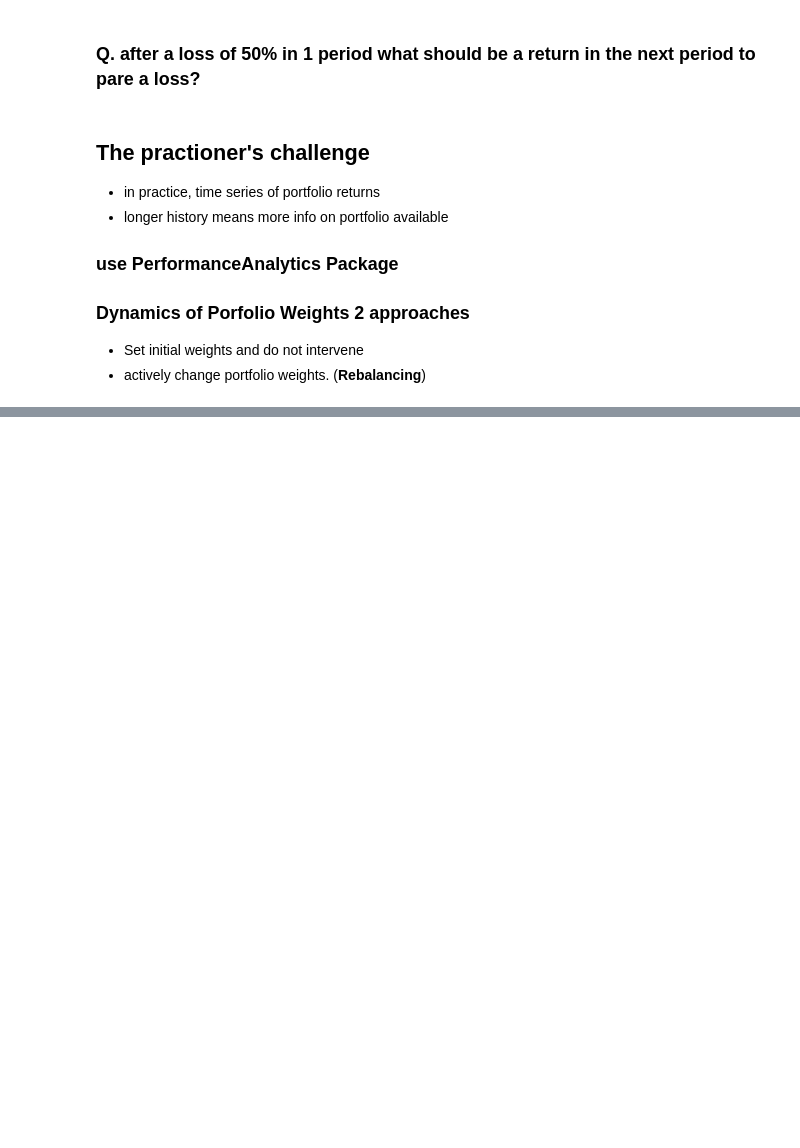
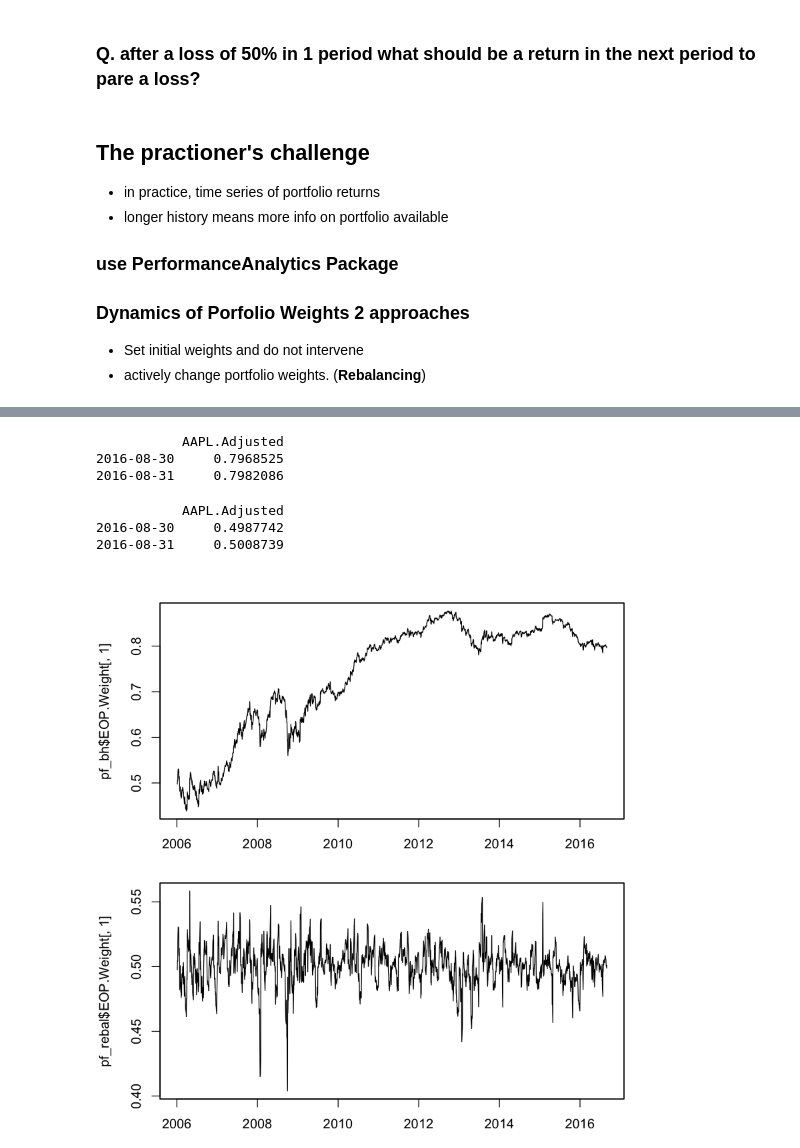
Before and after one commit to slzdevsnp/learn, a Jupyter notebook: fin_intro_portfolio_analysis/portfolio_analysis_part1.ipynb, the cells around one changed output, grey strips where cells are left out. Drawn from its saved outputs; the diff is of its cells as text; code cells hidden in the pictures; blank space fills up the shorter version.

```diff
--- a/fin_intro_portfolio_analysis/portfolio_analysis_part1.ipynb
+++ b/fin_intro_portfolio_analysis/portfolio_analysis_part1.ipynb
@@ -127,0 +158,20 @@ print(r_prtf)
+# %%
+#getting portfolio returns as well as bop, eop weights
+pf_bh <- Return.portfolio(R =returns, weights =eq_weights, verbose=TRUE)
+pf_rebal <- Return.portfolio(R=returns, weights=eq_weights,rebalance_on="months",verbose=TRUE)
+## see apple eop period weighgs for buy&hold and rebalanced portfolio
+tail(pf_bh$EOP.Weight$AAPL.Adjusted,2)
+tail(pf_rebal$EOP.Weight$AAPL.Adjusted,2)
+##plot these end of period weights
+par(mfrow = c(2, 1), mar=c(2, 4, 2, 2))
+plot.zoo(pf_bh$EOP.Weight[,1])
+#as we can see rebalanced weight oscilates around 0.5 and b&h  grows higher because AAPL relatively outperforms MSFT
+plot.zoo(pf_rebal$EOP.Weight[,1])
+# %% [output]
+           AAPL.Adjusted
+2016-08-30     0.7968525
+2016-08-31     0.7982086
+           AAPL.Adjusted
+2016-08-30     0.4987742
+2016-08-31     0.5008739
+[figure, added]
```
Also changed, not shown: parts of 3 cells of this notebook, 2 other files.
